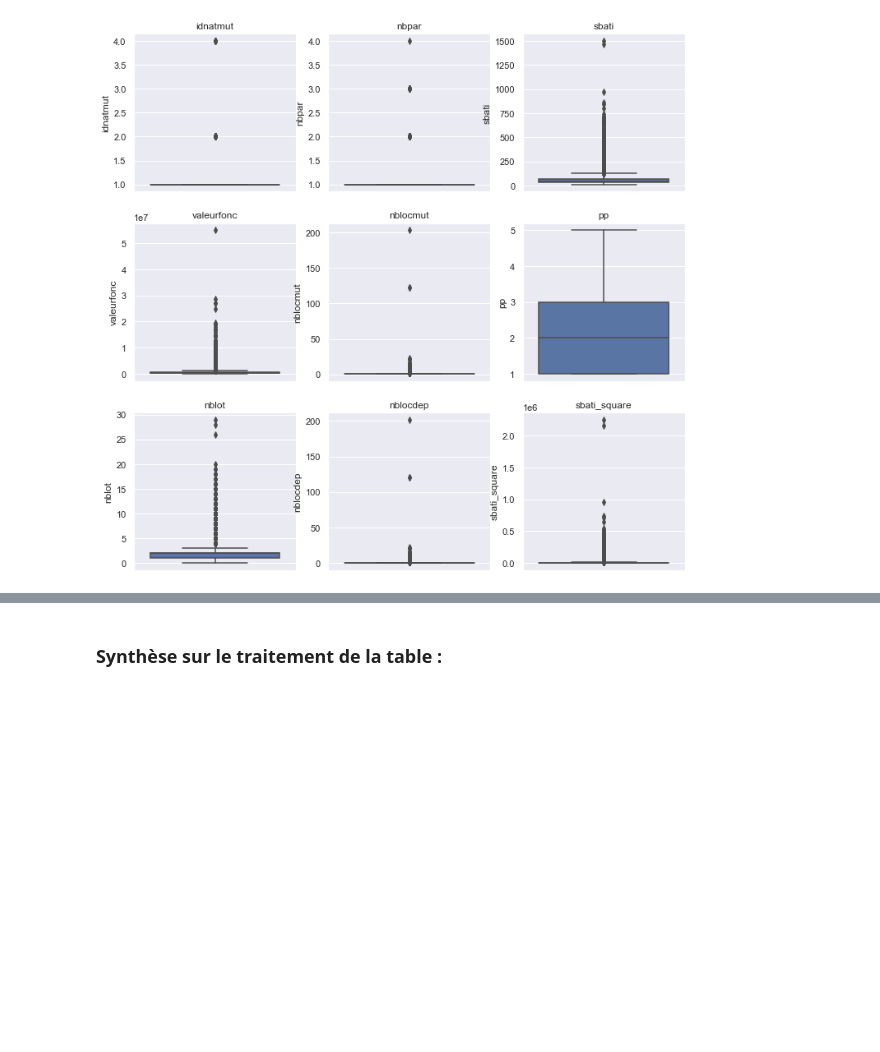
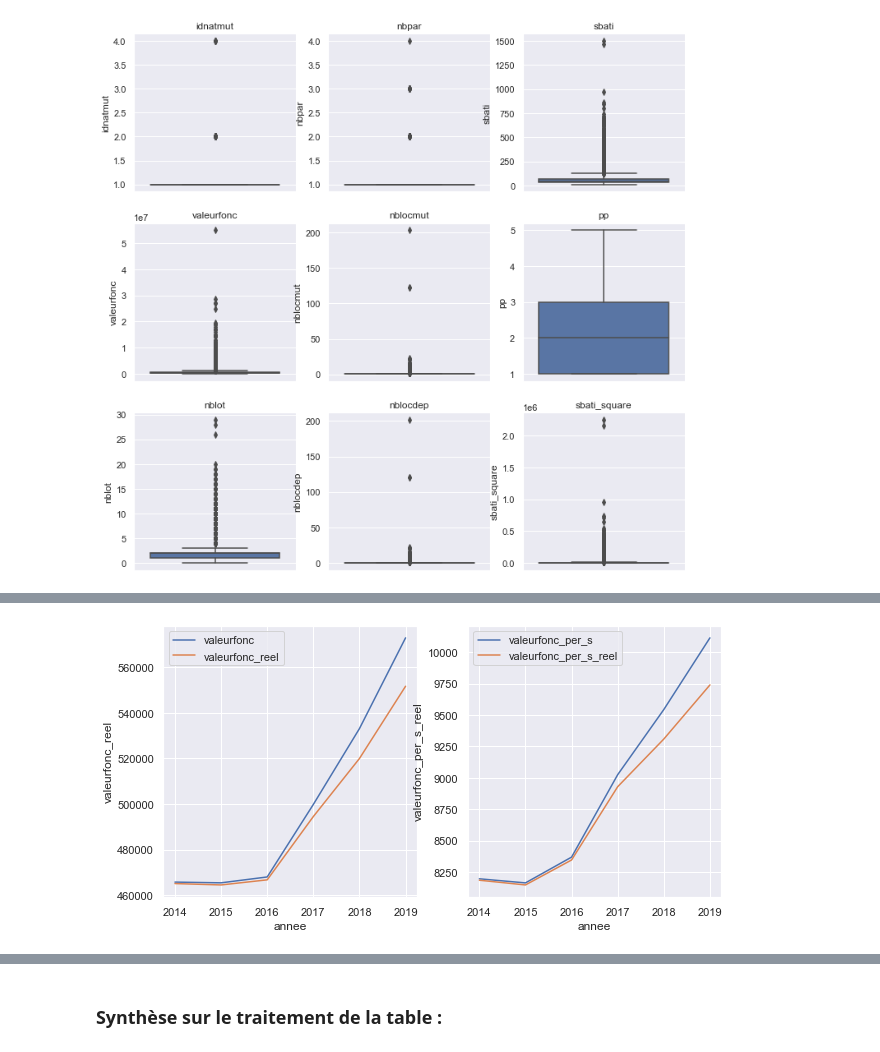
Before and after one commit to Orlogskapten/dvf_ensae_sbra, a Jupyter notebook: wen/mapping_first_look.ipynb, the cells around one changed output, grey strips where cells are left out. Cells and saved outputs as stored; diff of their text form; code cells hidden in the pictures; blank space fills up the shorter version.

Commit message:
Add adjusted valeurfonc

```diff
--- a/wen/mapping_first_look.ipynb
+++ b/wen/mapping_first_look.ipynb
@@ -472,0 +474,8 @@ Il faudrait aussi retraiter la valeur foncière par rapport à l'indice de réf
+# %%
+# we change the type of irl_reel
+paris_mutation["irl_reel"]= paris_mutation["irl_reel"].astype("float64")
+paris_mutation["rate_cumprod"]= paris_mutation["rate_cumprod"].astype("float64")
+# %%
+paris_mutation["valeurfonc_reel"]= 100*(paris_mutation["valeurfonc"]/paris_mutation["irl_reel"])
+paris_mutation["valeurfonc_per_s_reel"]= 100*(paris_mutation["valeurfonc_per_s"]\
+                                              /paris_mutation["irl_reel"])
@@ -472,0 +527,19 @@ Il faudrait aussi retraiter la valeur foncière par rapport à l'indice de réf
+# %%
+group_paris_month= paris_mutation.copy()
+group_paris_month= group_paris_month.groupby(["annee"], as_index= False).mean()
+# %%
+def plot_line(df, x, y, ax, label):
+    """
+    """
+    sns.lineplot(data= df, x= x, y= y, ax= ax, label= label)
+    pass
+# %%
+col_plot= ["valeurfonc", "valeurfonc_per_s", "valeurfonc_reel", "valeurfonc_per_s_reel"]
+
+fig, ax= plt.subplots(1, 2, figsize= (10, 5))
+
+for i in range(2):
+    plot_line(group_paris_month, "annee", col_plot[2*i], ax[0], label= col_plot[2*i])
+    plot_line(group_paris_month, "annee", col_plot[2*i+1], ax[1], label= col_plot[2*i+1])
+# %% [output]
+[figure, added]
```
Also changed, not shown: parts of 15 cells of this notebook.
